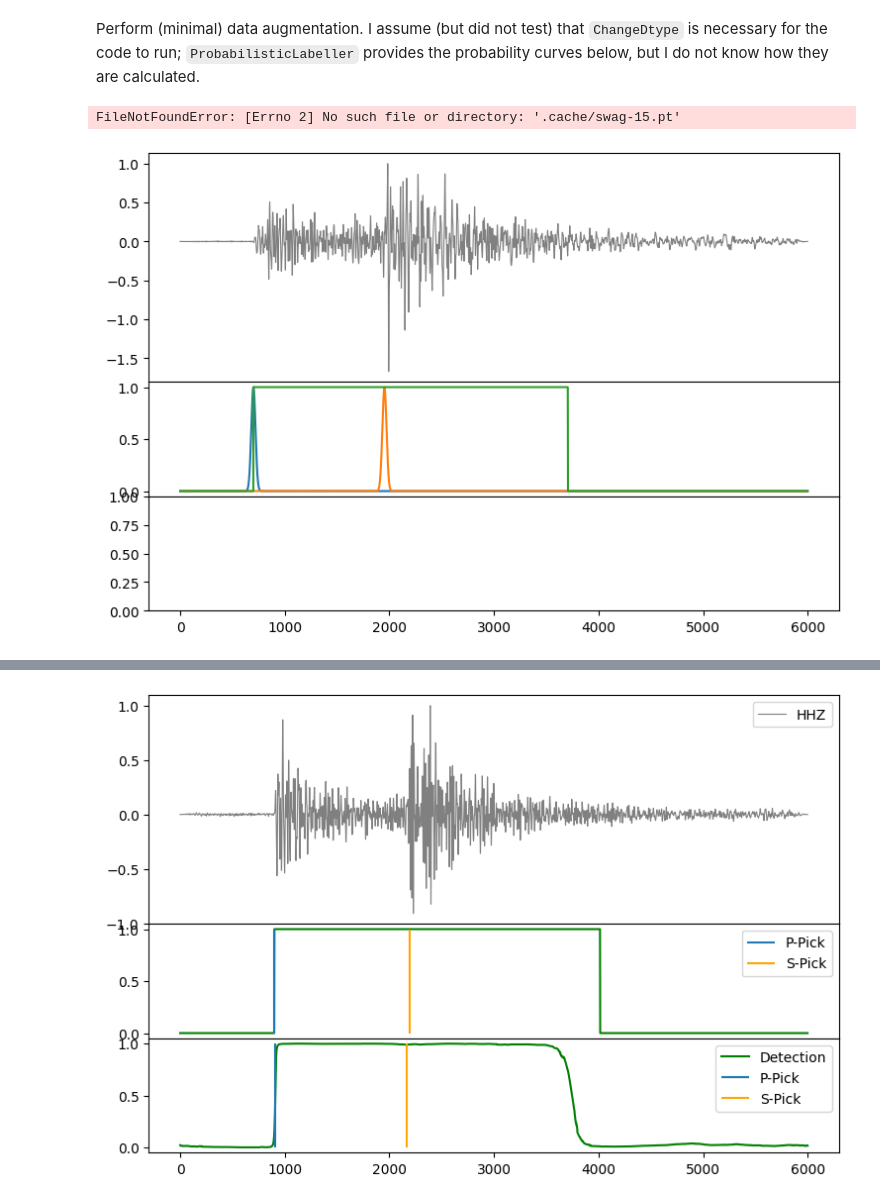
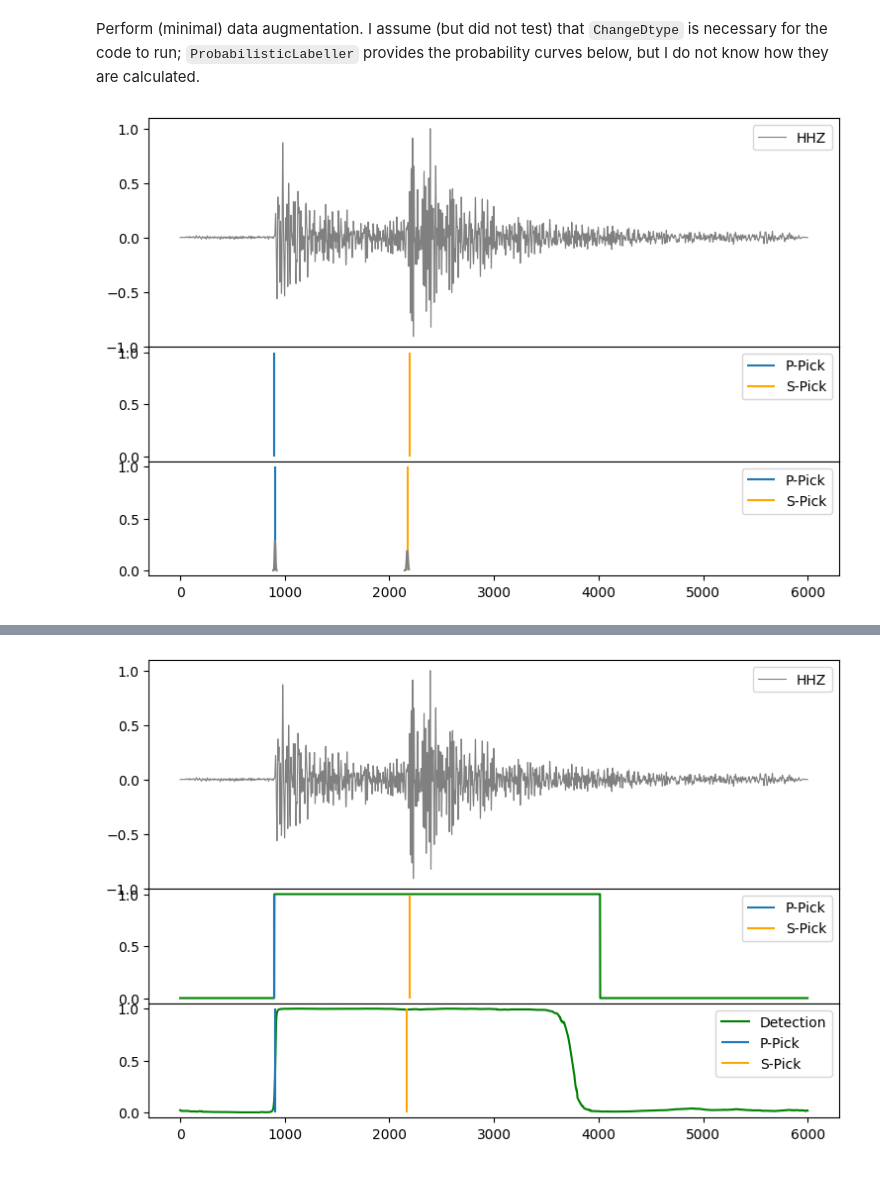
Before and after one commit to ib31iat/earthquake-monitoring, a Jupyter notebook: EQTransformer_swag_pred.ipynb, the cells around one changed output, grey strips where cells are left out. Saved outputs shown, nothing was run; the diff lists cells and outputs as text; code cells hidden in the pictures.

Commit message:
Adapt swag plotting

```diff
--- a/EQTransformer_swag_pred.ipynb
+++ b/EQTransformer_swag_pred.ipynb
@@ -32,41 +32,64 @@ train_loader, dev_loader, test_loader = preprocess(data, batch_size, num_workers
 # %%
 from swag.posteriors import SWAG
 
 dataset = test_loader.dataset
 # Get a random sample
 random_index = int(np.random.random()*len(dataset))
 sample = dataset[random_index]
 
-fig = plt.figure(figsize=(9, 6))
+fig = plt.figure(figsize=(9,6))
 axs = fig.subplots(3, 1, sharex=True, gridspec_kw={"hspace": 0, "height_ratios": [2, 1, 1]})
 
 axs[0].plot((sample["X"][0]/np.amax(sample["X"][0])).T, label='HHZ', linewidth=.8, color='gray')
-axs[1].plot(sample["y"][:2].T, label=['P-wave','S-wave'])
-axs[1].plot(sample["detections"].T, label='Detection')
 
-weights = torch.load('.cache/swag-15.pt')['state_dict']
+# axs[1].plot(sample['detections'].T, color='green')
+axs[1].vlines(np.argmax(sample['y'][0]), ymin=0, ymax=1, label='P-Pick')
+axs[1].vlines(np.argmax(sample['y'][1]), ymin=0, ymax=1, label='S-Pick', color='orange')
+
+weights = torch.load('.cache/swag-20.pt')['state_dict']
 model = SWAG(
         EQTransformer,
         no_cov_mat=True,
         max_num_models=20,
         in_channels= 1
     )
 model.load_state_dict(state_dict=weights, strict=False)
 model.cuda()
 
 model.sample(0.0)
-outputs = model(torch.tensor(sample['X'][:1,:], device='cuda').unsqueeze(0))
-pred =  torch.stack(outputs, dim=1).detach().cpu().numpy()[0]
 
-pred_rearanged = np.empty(pred.shape)
-pred_rearanged[0] = pred[1]
-pred_rearanged[1] = pred[2]
-pred_rearanged[2] = pred[0]
+preds_p = []
+preds_s = []
+preds_det = []
 
-axs[2].plot(pred_rearanged.T, label=['P-wave','S-wave','Detection'])
+for i in range(100):
+    output = model(torch.tensor(sample['X'][:1,:], device='cuda').unsqueeze(0))
+    preds_p.append(np.argmax(output[1].detach().cpu().numpy()[0]))
+    preds_s.append(np.argmax(output[2].detach().cpu().numpy()[0]))
+    preds_det.append(output[0].detach().cpu().numpy()[0])
+
+preds_p = np.array(preds_p)
+preds_s = np.array(preds_s)
+preds_det = np.array(preds_det)
+
+p_pick_mean = np.mean(preds_p)
+p_pick_std = np.std(preds_p)
+s_pick_mean = np.mean(preds_s)
+s_pick_std = np.std(preds_s)
+det_mean = np.mean(np.array(preds_det), axis=0)
+
+from scipy.stats import norm
+
+
+# axs[2].plot(det_mean.T, color='green', label='Detection')
+axs[2].vlines(p_pick_mean, ymin=0, ymax=1, label='P-Pick')
+x_axis = np.arange(int(p_pick_mean-4*p_pick_std),int(p_pick_mean+4*p_pick_std),1)
+axs[2].plot(x_axis, 3*norm.pdf(x_axis, p_pick_mean, p_pick_std), color='gray')
+axs[2].vlines(s_pick_mean, ymin=0, ymax=1, label='S-Pick', color='orange')
+x_axis = np.arange(int(s_pick_mean-4*s_pick_std),int(s_pick_mean+4*p_pick_std),1)
+axs[2].plot(x_axis, 3*norm.pdf(x_axis, s_pick_mean, s_pick_std), color='gray')
 
 for ax in axs:
     ax.legend()
 # %% [output]
-FileNotFoundError: [Errno 2] No such file or directory: '.cache/swag-15.pt'
-[figure, old version]
+[figure, new version]
```
Also changed, not shown: parts of 3 cells of this notebook, 1 other file.
